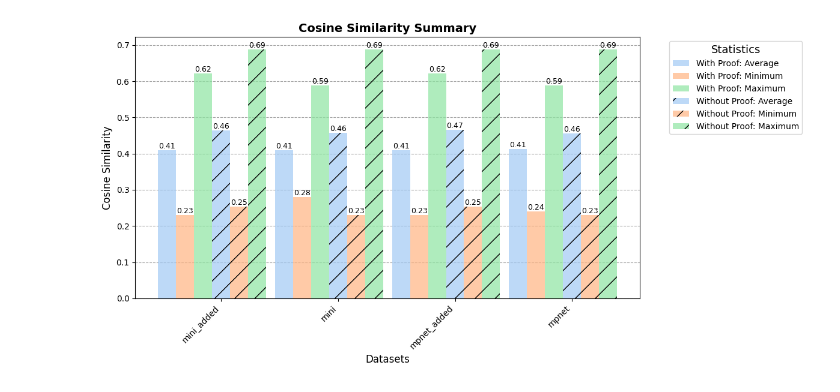
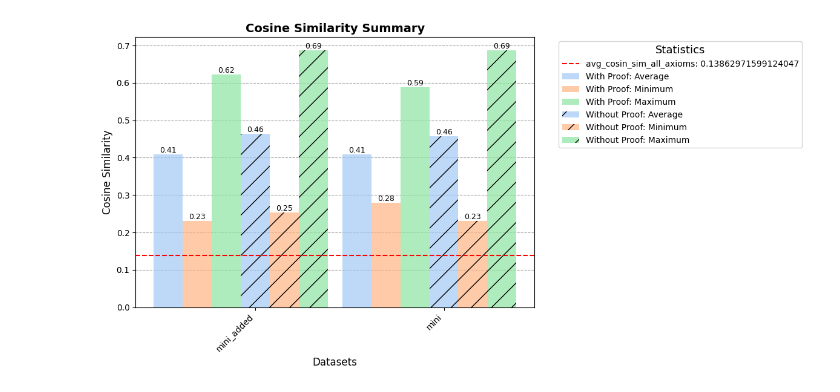
Before and after one commit to BigTeddyRush/further-work-of-seven, a Jupyter notebook: results_thesis/evaluate_cosin.ipynb, the cells around one changed output. Saved outputs shown, nothing was run; the diff lists cells and outputs as text; code cells hidden in the pictures.

```diff
--- a/results_thesis/evaluate_cosin.ipynb
+++ b/results_thesis/evaluate_cosin.ipynb
@@ -114,0 +103,19 @@ mpnet:
+# %%
+# File paths and labels
+data_filenames_mpnet = {
+    'mpnet_added': 'noauto_whitebox_union_n160_b20_k3_timer_union_axioms_all-mpnet-base-v2_addedAxiom8000_2ndRun.json',
+    'mpnet': 'noauto_whitebox_union_n160_b20_k3_timer_union_axioms_all-mpnet-base-v2_None_2ndRun.json'
+}
+
+# Paths to the JSON files
+whitebox_json_path = "../whitebox_candidates.json"
+mean_cosin_json_path = "mean_cosin_all_mpnet.json"
+
+results_mpnet = process_json_files(data_filenames_mpnet, whitebox_json_path, mean_cosin_json_path)
+
+for label, data in results_mpnet.items():
+    print(f"{label}:")
+    print(f"  Average Cosine Sim. (with proof): {data['avg_cosin_with_proof']}")
+    print(f"  Min/Max Cosine Sim. (with proof): {data['min_with_proof']} ({data['min_key_with_proof']}), {data['max_with_proof']} ({data['max_key_with_proof']})")
+    print(f"  Average Cosine Sim. (without proof): {data['avg_cosin_without_proof']}")
+    print(f"  Min/Max Cosine Sim. (without proof): {data['min_without_proof']} ({data['min_key_without_proof']}), {data['max_without_proof']} ({data['max_key_without_proof']})")
@@ -115,5 +133,5 @@ mpnet:
 # %%
-def summary_grafic(results, title: str, output_path: str):
+def summary_grafic(results, title: str, output_path: str, threshold: float, threshold_label: str):
     # Extrahieren der Dataset-Labels und Statistiken
     dataset_labels = list(results.keys())
 
@@ -175,6 +193,7 @@ def summary_grafic(results, title: str, output_path: str):
     ax.set_title(f'{title}', fontsize=14, fontweight='bold')
     ax.set_xticks(index + total_bar_width / 2)
     ax.set_xticklabels(dataset_labels, fontsize=10, rotation=45, ha='right')
+    ax.axhline(y=threshold, color='r', linestyle='--', label=f'{threshold_label}: {threshold}')
 
     # Legende außerhalb des Diagramms positionieren
     ax.legend(title='Statistics', title_fontsize='13', fontsize=10, bbox_to_anchor=(1.05, 1), loc='upper left')
@@ -188,8 +207,7 @@ def summary_grafic(results, title: str, output_path: str):
     plt.savefig(output_path, format='pdf', bbox_inches='tight')
     plt.show()
     plt.close(fig)
-
-# Beispielverwendung
-summary_grafic(results, "Cosine Similarity Summary", 'cosine_similarity_summary.pdf')
-# %% [output]
-[figure, removed]
+# %%
+summary_grafic(results_mini, "Cosine Similarity Summary", 'cosine_similarity_summary.pdf', 0.13862971599124047, "avg_cosin_sim_all_axioms")
+# %% [output]
+[figure, added]
```
Also changed, not shown: parts of 4 cells of this notebook, 7 other files.
